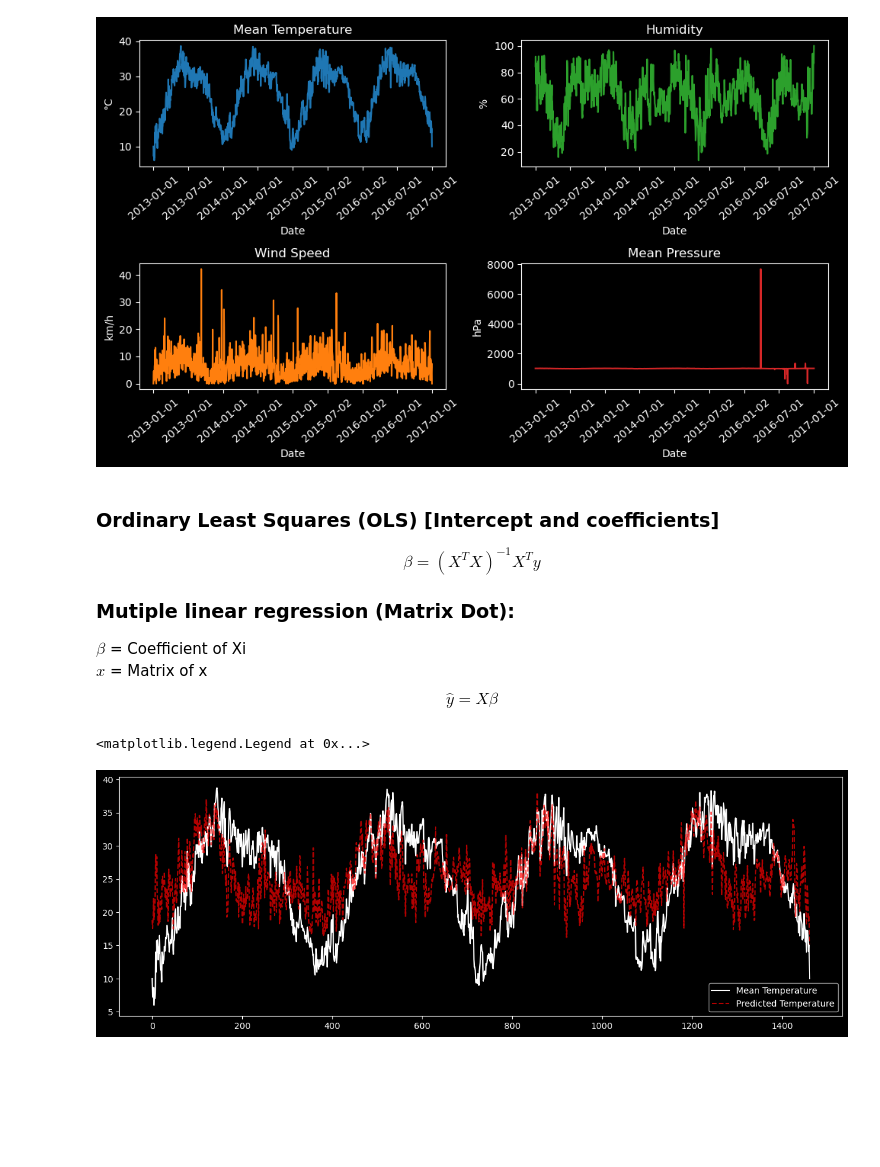
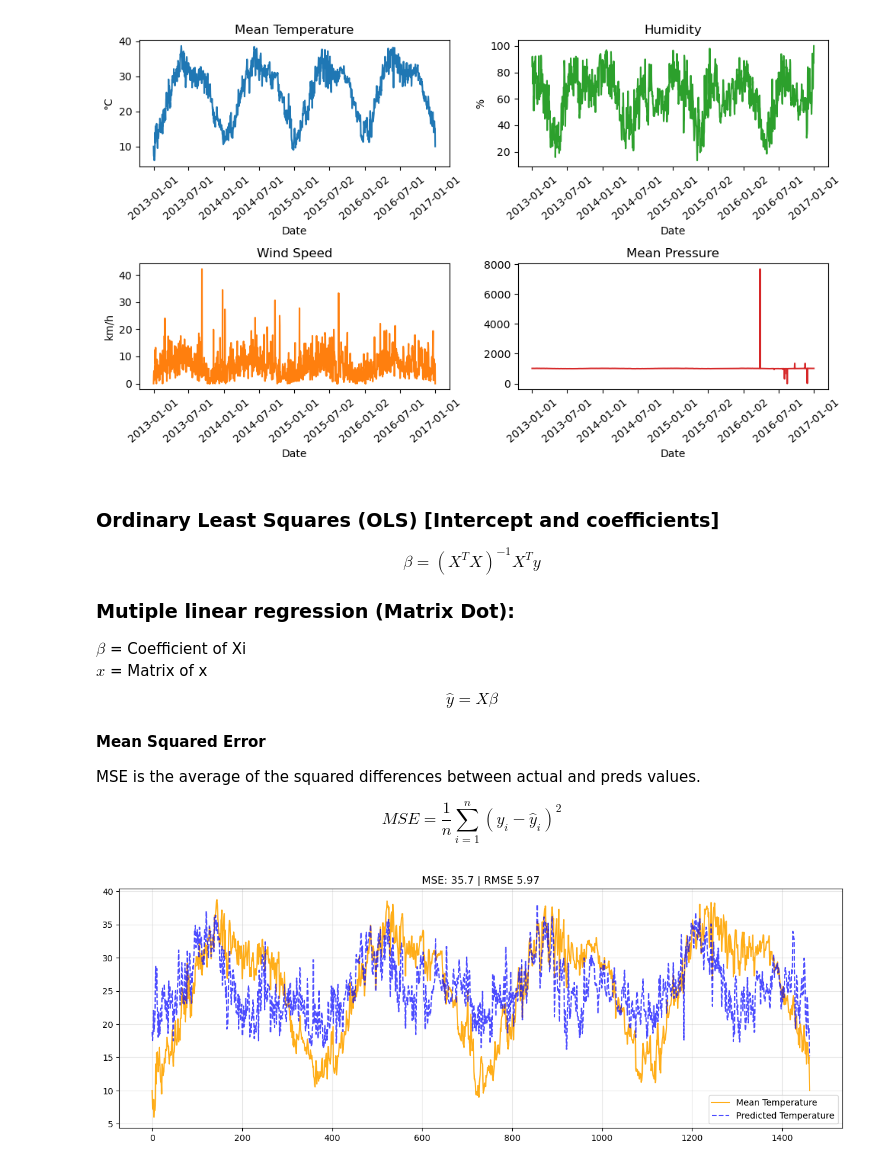
Before and after one commit to GuilhermeKnipl/Data-Science-Lab, a Jupyter notebook: notebooks/Multiple_Linear_Regression.ipynb, the cells around one changed output. Cells and saved outputs as stored; diff of their text form; code cells hidden in the pictures; blank space fills up the shorter version.

Commit message:
Adding RMSE,MSE to Mutiple Linear Regression

```diff
--- a/notebooks/Multiple_Linear_Regression.ipynb
+++ b/notebooks/Multiple_Linear_Regression.ipynb
@@ -6,7 +6,7 @@ import matplotlib.pyplot as plt
 import matplotlib.dates as mdates
 # %%
 df = pd.read_csv(r"..\data\dehliclimate.csv")
-plt.style.use("dark_background")
+##plt.style.use("dark_background")
 # %%
 fig , ax = plt.subplots(2,2, figsize=(10, 6))
 ax[0, 0].plot(df['date'], df['meantemp'], color='tab:blue')
@@ -23,7 +23,6 @@ ax[1, 0].set_ylabel('km/h')
 
 ax[1, 1].plot(df['date'], df['meanpressure'], color='tab:red')
 ax[1, 1].set_title('Mean Pressure')
-ax[1, 1].set_ylabel('hPa')
 
 locticks = mdates.AutoDateLocator(minticks=5, maxticks=10)
 
@@ -35,7 +34,7 @@ for axe in ax.flat:
 plt.tight_layout()
 plt.show()
 # %% [output]
-[figure, old version]
+[figure, new version]
 # %% [markdown]
 ### Ordinary Least Squares (OLS) [Intercept and coefficients]
 $$
@@ -46,24 +45,63 @@ $$
 $\beta$ = Coefficient of Xi
 <br>${x}$ = Matrix of x
 $$\hat{y} = X\beta$$
+
+#### Mean Squared Error
+MSE is the average of the squared differences between actual and preds values.
+
+$$
+MSE = \frac{1}{n} \sum_{i=1}^{n} (y_i - \hat{y}_i)^2
+$$
+# %%
+def MSE(y , y_pred) -> float:
+
+    if len(y) == len(y_pred):
+        err_summation = 0
+        for idx in range(len(y)):
+            err_summation += np.power(y[idx] - y_pred[idx],2)
+        mse = (1 / len(y)) * err_summation
+        return mse
+
+    else:
+        print(f"Y has lenght {len(y)} x Y_Pred has lengh {len(y_pred)}")
+        exit
+
+
+
+def RMSE(y , y_pred) -> float:
+
+    if len(y) == len(y_pred):
+        err_summation = 0
+        for idx in range(len(y)):
+            err_summation += np.power(y[idx] - y_pred[idx],2)
+        mse = (1 / len(y)) * err_summation
+        return np.sqrt(mse)
+
+    else:
+        print(f"Y has lenght {len(y)} x Y_Pred has lengh {len(y_pred)}")
+        exit
 # %%
 x_data = df[['meanpressure','wind_speed','humidity']]
 y_data = df['meantemp']
 
 x_stack = np.column_stack([np.ones(len(x_data)), x_data])
 x_stack_t = x_stack.T
 
 ols = np.linalg.inv(x_stack_t.dot(x_stack)).dot(x_stack_t).dot(y_data)
 
 intercept = ols[0]
 coefficients = ols[1:]
 
 y_pred = intercept + x_data.dot(coefficients)
 
+mse: float = np.round(MSE(y_data,y_pred), 2)
+rmse: float = np.round(RMSE(y_data,y_pred),2)
+
 ax = plt.figure(figsize=(15,5))
-plt.plot(y_data, color='white', label="Mean Temperature")
-plt.plot(y_pred ,linestyle='--', color = "red",alpha= 0.7, label ="Predicted Temperature")
+plt.plot(y_data, color='orange', label="Mean Temperature", alpha=0.9)
+plt.plot(y_pred ,linestyle='--', color = "blue",alpha= 0.7, label ="Predicted Temperature")
+plt.title(f"MSE: {mse} | RMSE {rmse}")
 plt.legend()
+plt.grid(True, alpha=0.3)
 # %% [output]
-<matplotlib.legend.Legend at 0x...>
-[figure, old version]
+[figure, new version]
```
